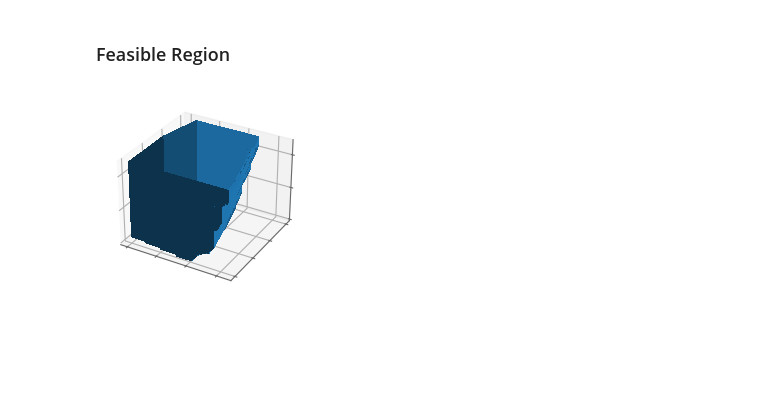
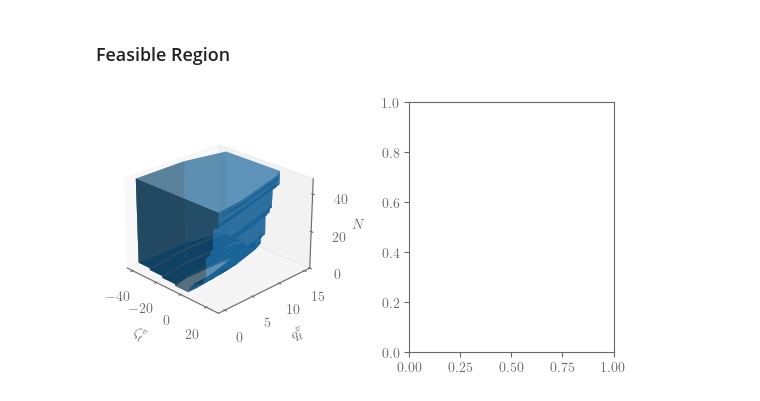
Before and after one commit to Gedlex/time-varying-RHGs, a Jupyter notebook: empc_DSMPC.ipynb, the cells around one changed output. Saved outputs shown, nothing was run; the diff lists cells and outputs as text; code cells hidden in the pictures; blank space fills up the shorter version.

```diff
--- a/empc_DSMPC.ipynb
+++ b/empc_DSMPC.ipynb
@@ -1220,20 +1221,55 @@ feasible_set[2] = np.vstack(feasible_set[2])
 
 # Clear cell output
 clear_output()
-# %%
-plt.style.use('_mpl-gallery')
-
-# Plot the surface
-fig, ax = plt.subplots(subplot_kw={"projection": "3d"})
-ax.plot_surface(*feasible_set, rstride=1, cstride=1, linewidth=0, antialiased=False)
-
-ax.set(xticklabels=[],
-       yticklabels=[],
-       zticklabels=[])
-
-plt.show()
-# %% [output]
-[figure, removed]
+# %%
+from matplotlib.colors import LightSource
+
+# Set rcParams
+export = True
+plt.style.use('default') # 'seaborn-v0_8-darkgrid
+plt.rcParams['text.usetex'] = True
+plt.rcParams['xtick.color'] = 'dimgray'
+plt.rcParams['ytick.color'] = 'dimgray'
+plt.rcParams['axes.edgecolor'] = 'dimgray'
+plt.rcParams['axes.labelcolor'] = 'dimgray'
+plt.rcParams['lines.linewidth'] = 1.5
+plt.rcParams['text.latex.preamble'] = r"""\usepackage{bm}"""
+
+# Create figure
+axs = [[],[]]
+fig = plt.figure(figsize=(12, 4), layout='constrained')
+axs[0] = fig.add_subplot(1, 2, 1, projection='3d')
+axs[1] = fig.add_subplot(1, 2, 2)
+
+# Plot the surface
+axs[0].plot_surface(*feasible_set, rstride=1, cstride=1, linewidth=0, antialiased=True, alpha=1, shade=True, lightsource=LightSource(azdeg=0, altdeg=-45))
+
+# Add labels
+axs[0].set_zlabel(r"$N$")
+axs[0].set_ylabel(r"$q_t^v$")
+axs[0].set_xlabel(r"$\zeta_t^v$")
+axs[0].zaxis.labelpad=-2
+
+# Set axis limits
+axs[0].set_zlim(0, N)
+
+# Update grid
+axs[0].xaxis._axinfo['grid'].update(linewidth=0)
+axs[0].yaxis._axinfo['grid'].update(linewidth=0)
+axs[0].zaxis._axinfo['grid'].update(linewidth=0) # color='dimgray', linestyle='-'
+
+# Set ticks
+# ax.set(xticklabels=[], yticklabels=[],  zticklabels=[])
+
+# Set view angle (elevation and azimuth)
+axs[0].view_init(elev=25, azim=315)
+
+# Export figure
+if export:
+    fig = adjust_margins(fig, width=5, height=2.5, wspace=1.3)
+    fig.savefig(f"figures/figure_feasible_region_cempc.pdf")
+# %% [output]
+[figure, added]
 # %%
 import plotly.graph_objects as go
 
```
Also changed, not shown: parts of 2 cells of this notebook, 1 other file.
